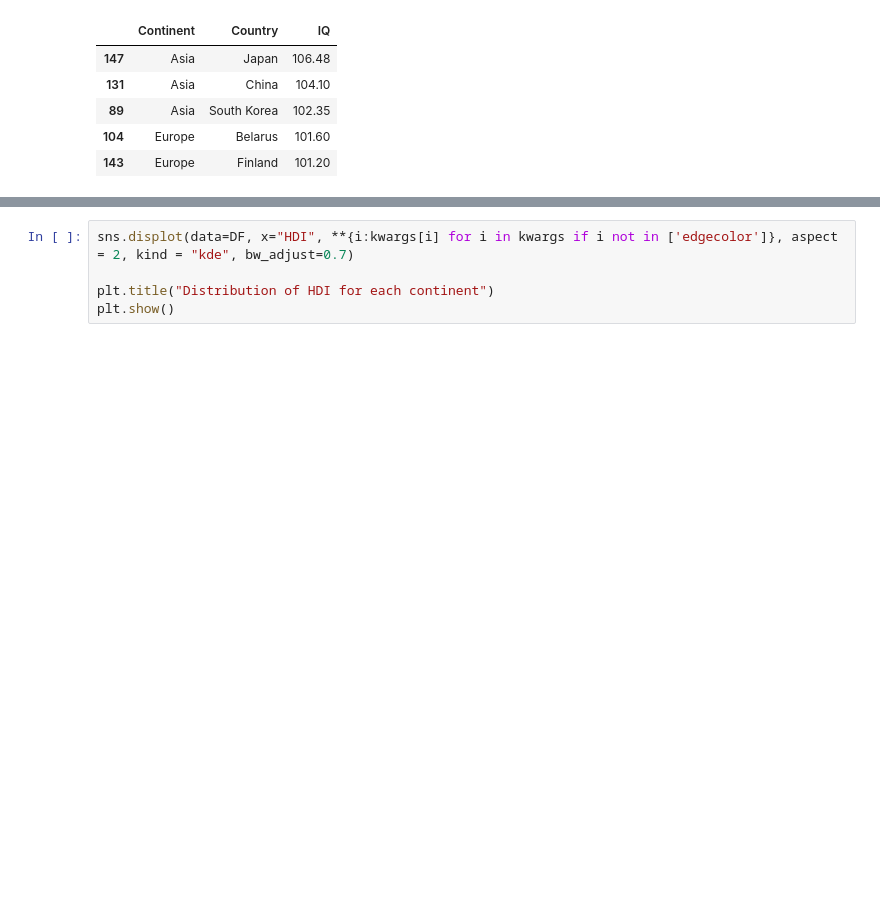
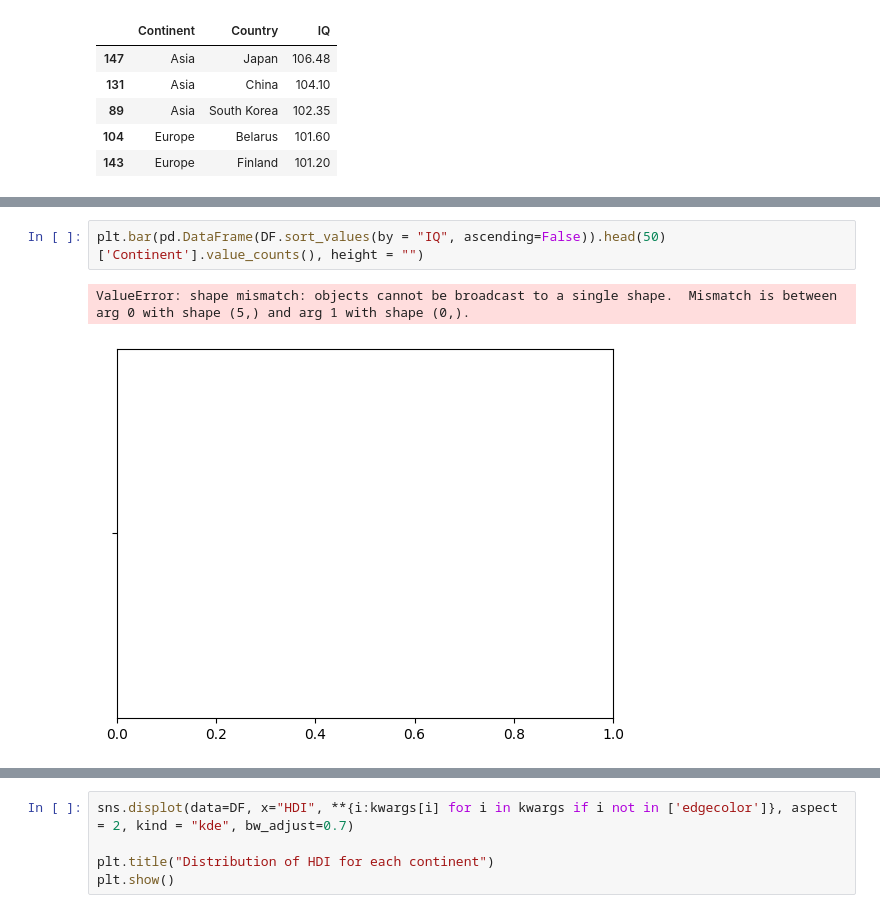
Before and after one commit to Mamin-gamer/ProfessionalSoftwareModule, a Jupyter notebook: FinalProject/Notebooks/Main.ipynb, the cells around one changed output, grey strips where cells are left out. Cells and saved outputs as stored; diff of their text form; blank space fills up the shorter version.

```diff
--- a/FinalProject/Notebooks/Main.ipynb
+++ b/FinalProject/Notebooks/Main.ipynb
@@ -175 +194,6 @@ pd.DataFrame(DF.sort_values(by = "IQ", ascending=False).head(5))[["Continent", "
+# %%
+plt.bar(pd.DataFrame(DF.sort_values(by = "IQ", ascending=False)).head(50)['Continent'].value_counts(), height = "")
+# %% [output]
+ValueError: shape mismatch: objects cannot be broadcast to a single shape.  Mismatch is between arg 0 with shape (5,) and arg 1 with shape (0,).
+[figure, added]
 # %%
```
Also changed, not shown: parts of 5 cells of this notebook, 1 other file.
